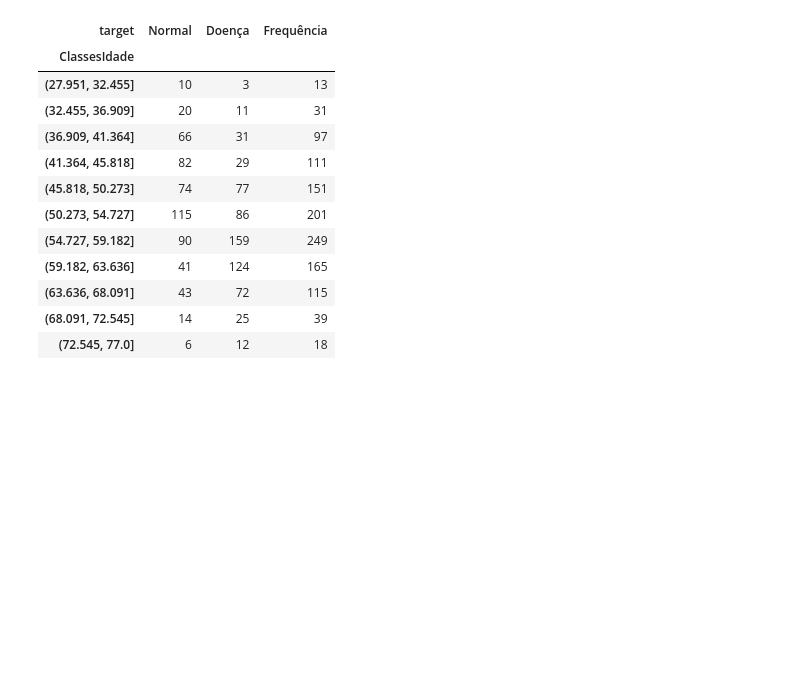
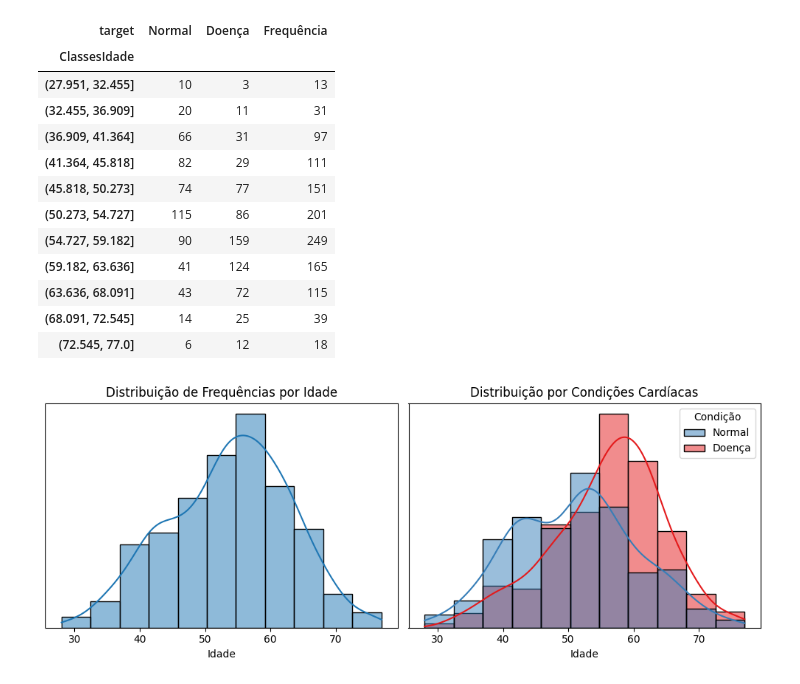
Before and after one commit to ryanrodr/ml-heart-disease, a Jupyter notebook: notebooks/analise_exploratoria.ipynb, the cells around one changed output. Saved outputs shown, nothing was run; the diff lists cells and outputs as text; code cells hidden in the pictures; blank space fills up the shorter version.

Commit message:
Adiciona gráfico de histograma por idade e condições cardíacas

```diff
--- a/notebooks/analise_exploratoria.ipynb
+++ b/notebooks/analise_exploratoria.ipynb
@@ -174,3 +174,38 @@ tb_target
 | (63.636, 68.091] | 43 | 72 | 115 |
 | (68.091, 72.545] | 14 | 25 | 39 |
 | (72.545, 77.0] | 6 | 12 | 18 |
+# %%
+df['Condição'] = df['target'].map({0: 'Normal', 1: 'Doença'})
+
+# Definir o tamanho da figura (em polegadas)
+fig, axes = plt.subplots(1, 2, figsize=(10, 4))  # 1 linha, 2 colunas
+
+# Primeiro gráfico - Distribuição de Frequências por Idade
+ax1 = axes[0]
+sns.histplot(data=df, x='age', kde=True, bins=k, ax=ax1)
+ax1.set_title('Distribuição de Frequências por Idade')
+ax1.set_xlabel('Idade')
+ax1.set_facecolor('none')
+ax1.grid(False)
+ax1.set_yticks([])
+ax1.set_ylabel("")
+
+# Segundo gráfico - Distribuição por Condições Cardíacas
+ax2 = axes[1]
+sns.histplot(data=df, x='age', kde=True, bins=k, hue='Condição', palette=custom_palette, ax=ax2)
+ax2.set_title('Distribuição por Condições Cardíacas')
+ax2.set_xlabel('Idade')
+ax2.set_facecolor('none')
+ax2.grid(False)
+ax2.set_yticks([])
+ax2.set_ylabel("")
+
+plt.tight_layout()
+
+# Salvar o gráfico na localização especificada com resolução ajustada (dpi)
+output_path = "/home/ryanr/Documentos/ml-heart-disease/imagens/grafico2.png"
+plt.savefig(output_path, dpi=300)  # Ajuste o dpi conforme necessário
+
+plt.show()
+# %% [output]
+[figure, added]
```
